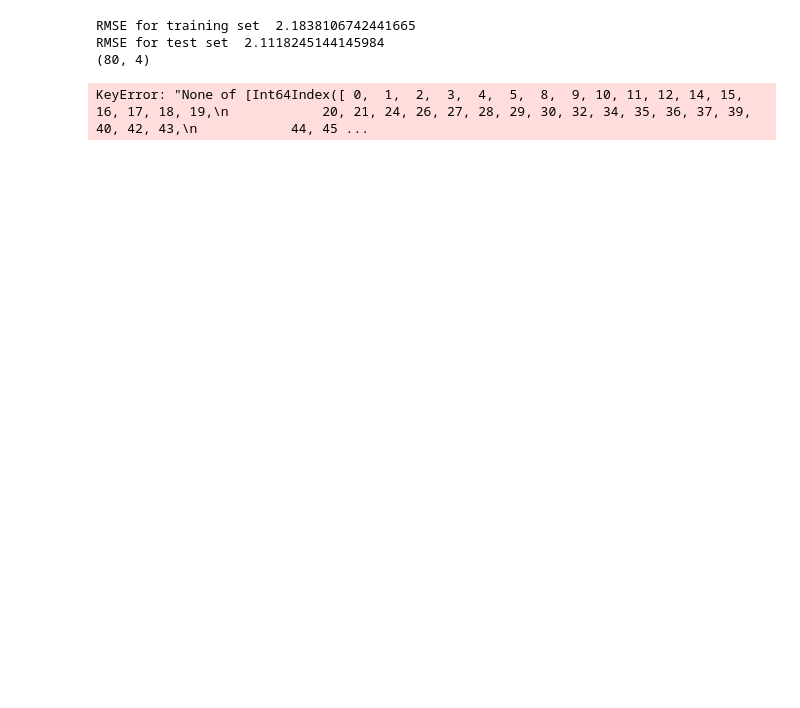
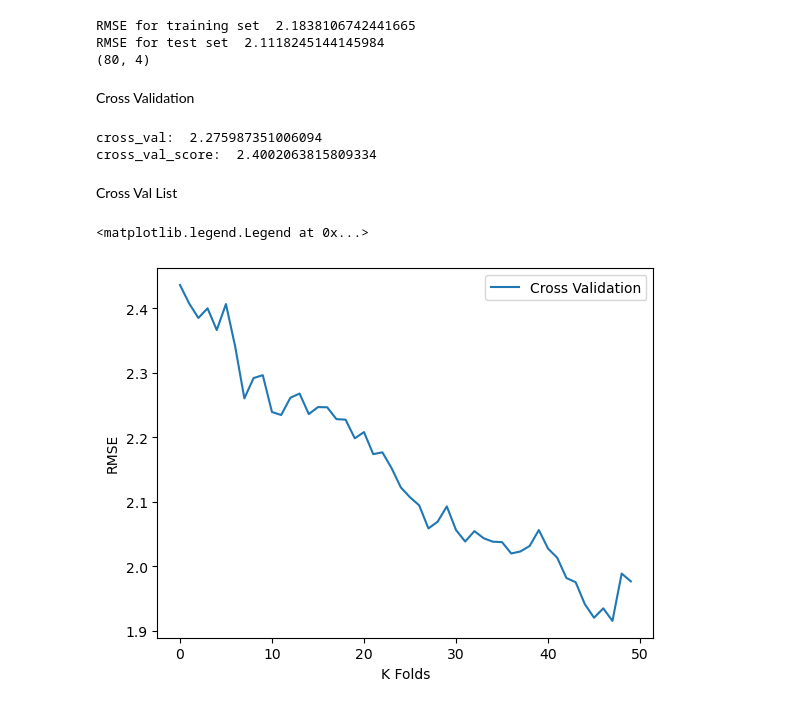
Before and after one commit to wolfman1986/Build_a_Linear_Regression_Model, a Jupyter notebook: workbooks/dataset_eda.ipynb, the cells around one changed output. Drawn from its saved outputs; the diff is of its cells as text; code cells hidden in the pictures; blank space fills up the shorter version.

```diff
--- a/workbooks/dataset_eda.ipynb
+++ b/workbooks/dataset_eda.ipynb
@@ -379,7 +430,10 @@ print(X_train.shape)
 RMSE for training set  2.1838106742441665
 RMSE for test set  2.1118245144145984
 (80, 4)
+# %% [markdown]
+Cross Validation
 # %%
+# Cross Validation
 def cross_val(X_train, y_train, k):
     scores = []
     split_k = KFold(n_splits=k, shuffle=True)
@@ -398,9 +452,25 @@ def cross_val(X_train, y_train, k):
         avg_scores = np.mean(scores)
     return avg_scores
 
-print("cross_val: ",cross_val(X_train,y_train,k=5))
+print("cross_val: ",cross_val(X_train.values,y_train.values,k=5))
 reg = LinearRegression()
-reg.fit(X,y)
-print("cross_val_score: ",np.abs(np.mean(cross_val_score(reg,X, y, scoring="neg_root_mean_squared_error"))))
+reg.fit(X_train, y_train)
+print("cross_val_score: ",np.abs(np.mean(cross_val_score(reg,X_train, y_train, scoring="neg_root_mean_squared_error"))))
 # %% [output]
-KeyError: "None of [Int64Index([ 0,  1,  2,  3,  4,  5,  8,  9, 10, 11, 12, 14, 15, 16, 17, 18, 19,\n            20, 21, 24, 26, 27, 28, 29, 30, 32, 34, 35, 36, 37, 39, 40, 42, 43,\n            44, 45 ...
+cross_val:  2.275987351006094
+cross_val_score:  2.4002063815809334
+# %% [markdown]
+Cross Val List
+# %%
+def cross_val_size(reg,X, y,size):
+  scores = []
+  for i in range(2, size + 2):
+    scores.append(np.abs(np.mean(cross_val_score(reg,X, y, cv=i, scoring="neg_root_mean_squared_error"))))
+  return scores
+plt.plot(cross_val_size(reg, X_train, y_train, 50), label = 'Cross Validation')
+plt.ylabel('RMSE')
+plt.xlabel('K Folds')
+plt.legend()
+# %% [output]
+<matplotlib.legend.Legend at 0x...>
+[figure, added]
```
Also changed, not shown: parts of 1 cell of this notebook.
